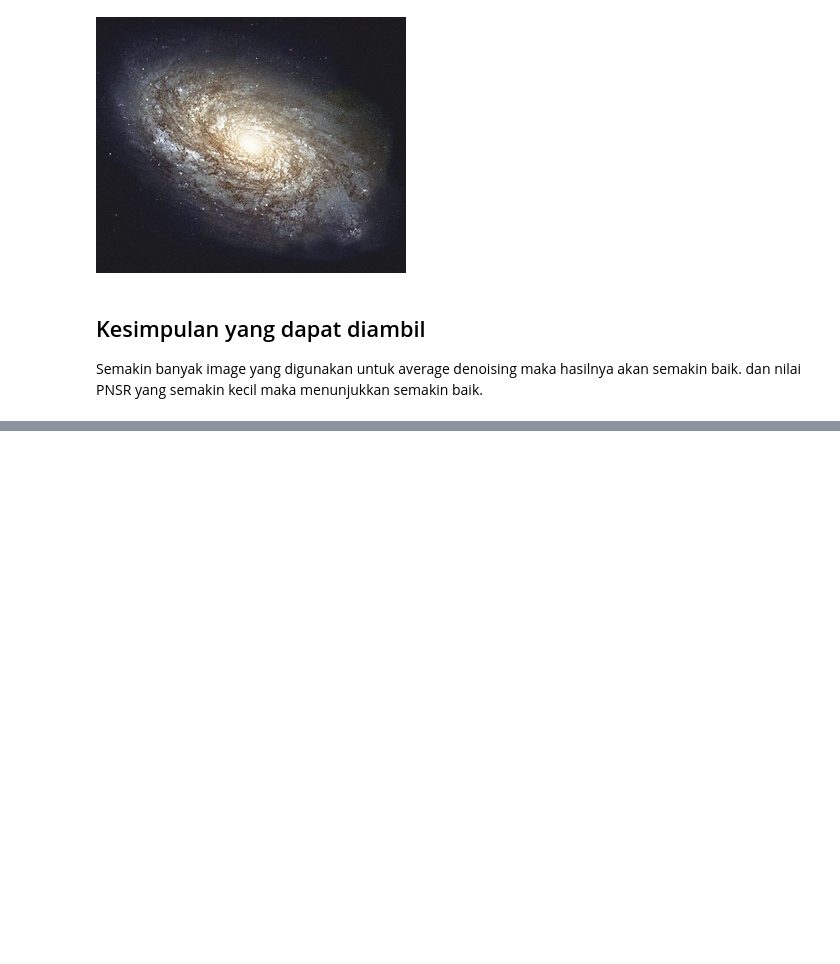
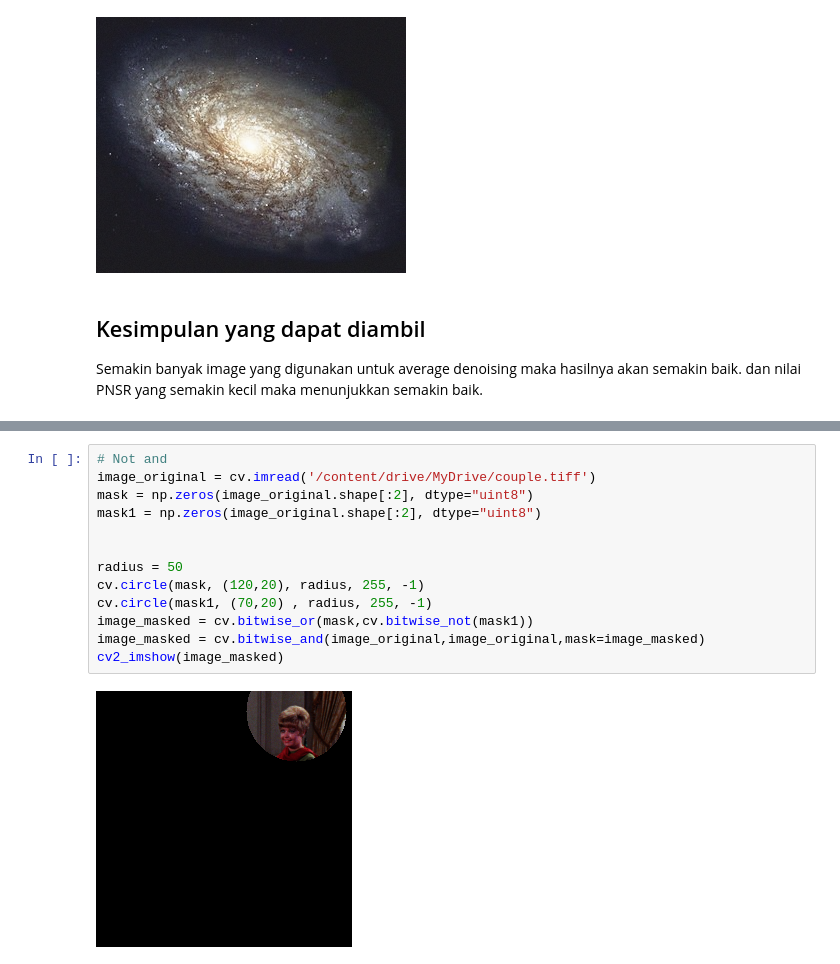
Before and after one commit to Saonoke/PVCK_Ganjil_2024, a Jupyter notebook: Week5.ipynb, the cells around one changed output, grey strips where cells are left out. Drawn from its saved outputs; the diff is of its cells as text; blank space fills up the shorter version.

```diff
--- a/Week5.ipynb
+++ b/Week5.ipynb
@@ -164 +172,16 @@ cv2_imshow(image_masked)
+# %%
+# Not and
+image_original = cv.imread('/content/drive/MyDrive/couple.tiff')
+mask = np.zeros(image_original.shape[:2], dtype="uint8")
+mask1 = np.zeros(image_original.shape[:2], dtype="uint8")
+
+
+radius = 50
+cv.circle(mask, (120,20), radius, 255, -1)
+cv.circle(mask1, (70,20) , radius, 255, -1)
+image_masked = cv.bitwise_or(mask,cv.bitwise_not(mask1))
+image_masked = cv.bitwise_and(image_original,image_original,mask=image_masked)
+cv2_imshow(image_masked)
+# %% [output]
+[figure, added]
 # %%
```
Also changed, not shown: parts of 8 cells of this notebook.
